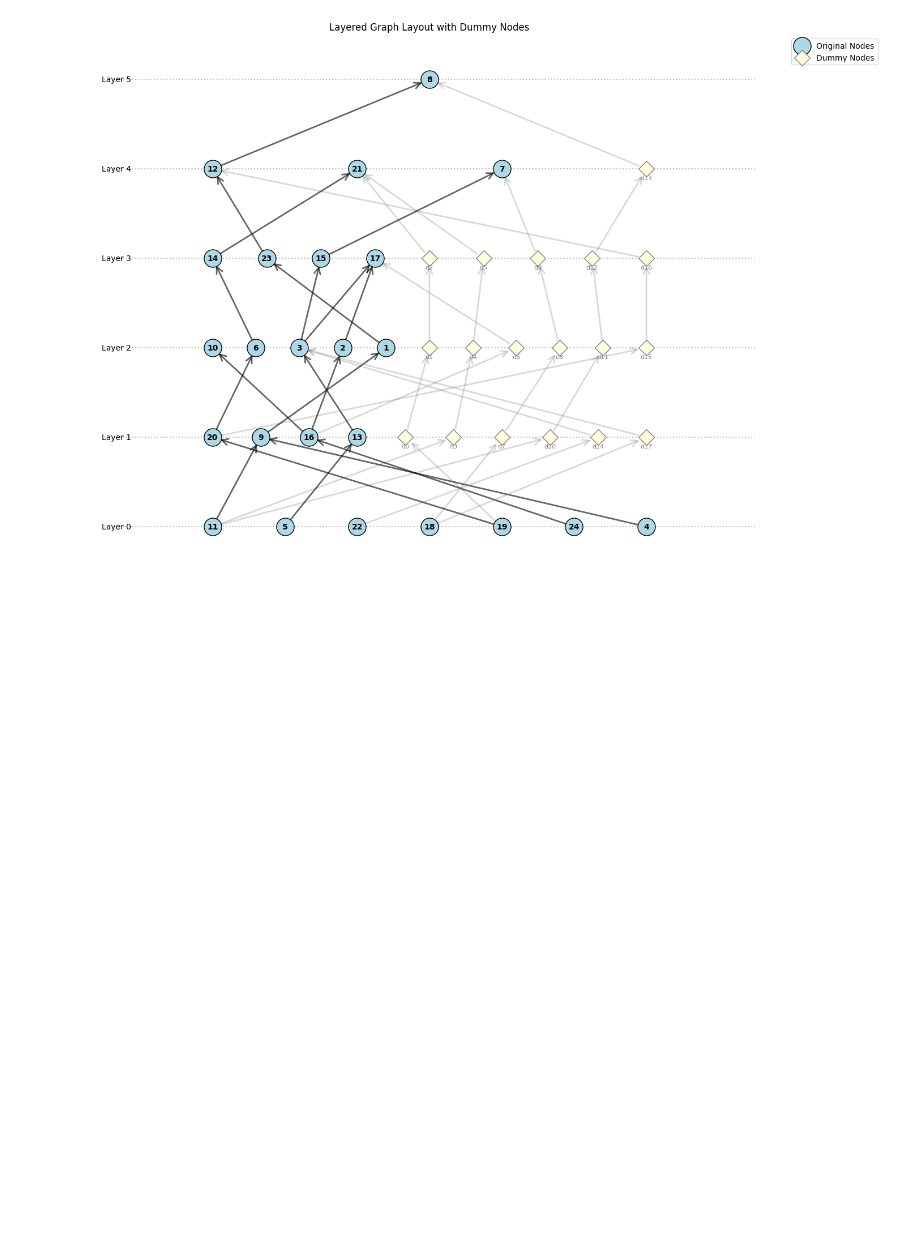
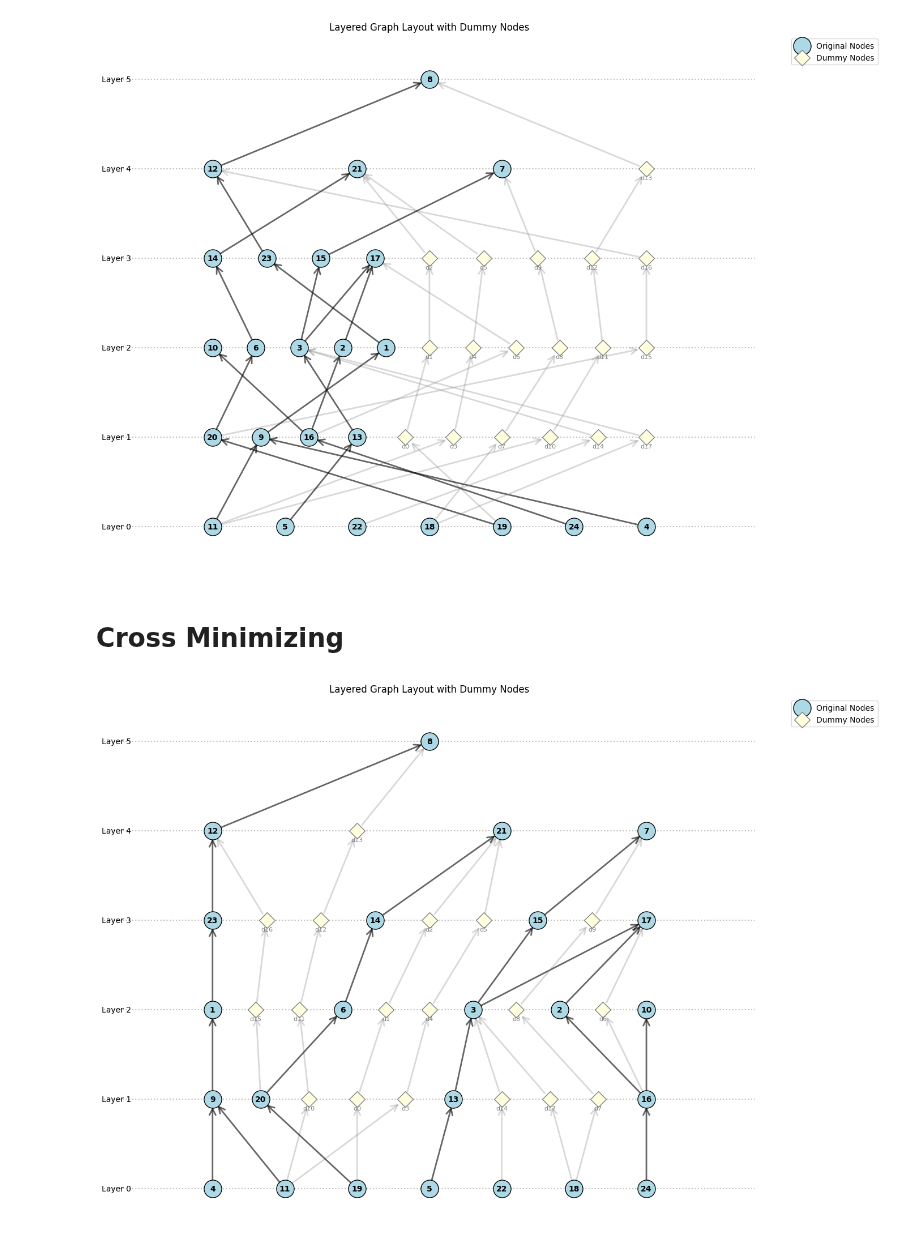
Before and after one commit to Prat2420/Data-Visualization-CurryPasta, a Jupyter notebook: Notebooks/step4_v2.ipynb, the cells around one changed output. Cells and saved outputs as stored; diff of their text form; code cells hidden in the pictures; blank space fills up the shorter version.

Commit message:
Applying cross minimization

```diff
--- a/Notebooks/step4_v2.ipynb
+++ b/Notebooks/step4_v2.ipynb
@@ -466,3 +466,5 @@ positions = draw_layered_graph(layers, modified_edges, dummy_mapping)
 plt.show()
 # %% [output]
 [figure]
+# %% [markdown]
+# Cross Minimizing
@@ -468,0 +556,18 @@ plt.show()
+# %%
+#apply the crossing minimization to the LeagueNetwork or noname network
+
+layers, modified_edges, dummy_mapping = sugiyama_layer_assignment(nodes_9, final_edges_9)
+
+# Apply crossing minimization
+optimized_layers = minimize_crossings(
+    layers=layers.copy(),  # Create a copy to preserve original
+    edges=modified_edges,
+    max_iterations=10,
+    method='barycenter'  # or 'median'
+)
+
+# Visualize the result
+positions = draw_layered_graph(optimized_layers, modified_edges, dummy_mapping)
+plt.show()
+# %% [output]
+[figure, added]
```
Also changed, not shown: parts of 1 cell of this notebook.
